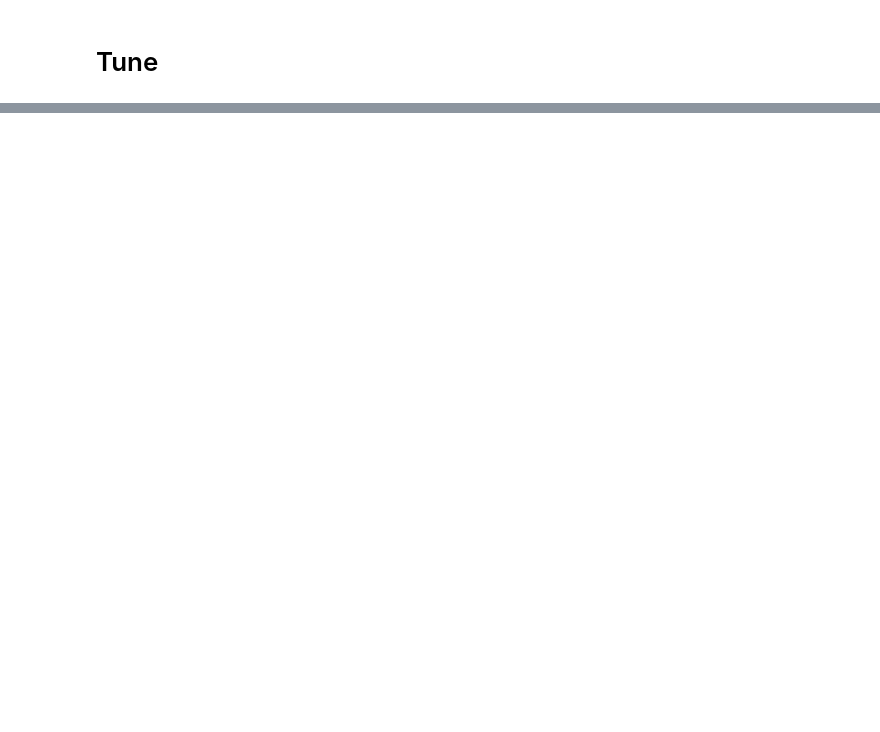
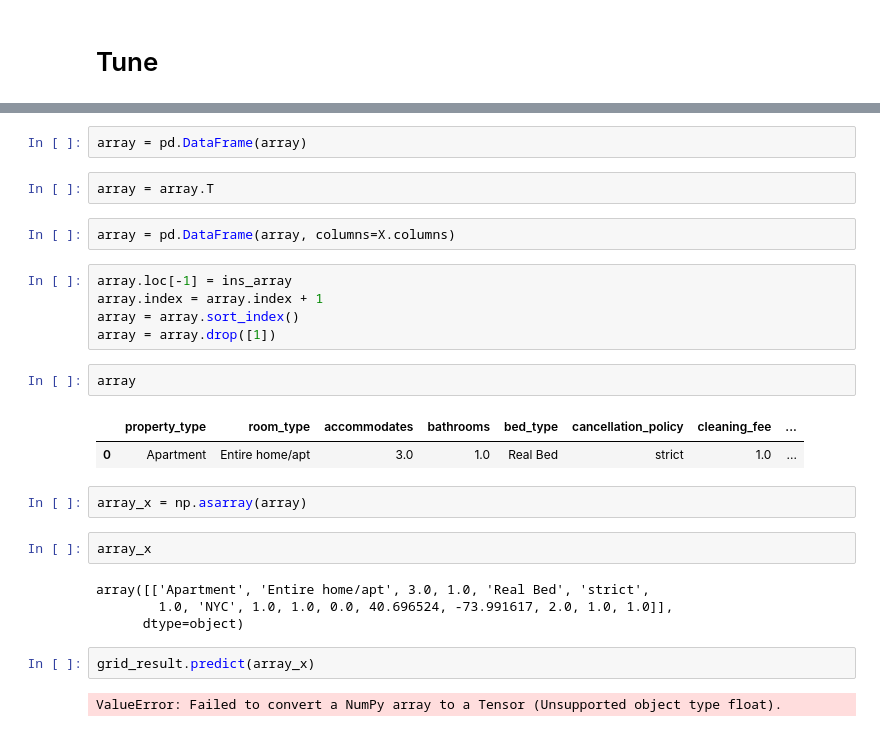
Before and after one commit to Airbnb-Ideal-Price/Front_End, a Jupyter notebook: Python Files/Airbnb Price Prediction Model-Copy1.ipynb, the cells around one changed output, grey strips where cells are left out. Drawn from its saved outputs; the diff is of its cells as text; blank space fills up the shorter version.

```diff
--- a/Python Files/Airbnb Price Prediction Model-Copy1.ipynb
+++ b/Python Files/Airbnb Price Prediction Model-Copy1.ipynb
@@ -308,0 +460,28 @@ print(f"Mean test score: {grid_result.cv_results_['mean_test_score']}")
+# %%
+array = pd.DataFrame(array)
+# %%
+array = array.T
+# %%
+array = pd.DataFrame(array, columns=X.columns)
+# %%
+array.loc[-1] = ins_array
+array.index = array.index + 1
+array = array.sort_index()
+array = array.drop([1])
+# %%
+array
+# %% [output]
+|  | property_type | room_type | accommodates | bathrooms | bed_type | cancellation_policy | cleaning_fee | ... |
+| 0 | Apartment | Entire home/apt | 3.0 | 1.0 | Real Bed | strict | 1.0 | ... |
+# %%
+array_x = np.asarray(array)
+# %%
+array_x
+# %% [output]
+array([['Apartment', 'Entire home/apt', 3.0, 1.0, 'Real Bed', 'strict',
+        1.0, 'NYC', 1.0, 1.0, 0.0, 40.696524, -73.991617, 2.0, 1.0, 1.0]],
+      dtype=object)
+# %%
+grid_result.predict(array_x)
+# %% [output]
+ValueError: Failed to convert a NumPy array to a Tensor (Unsupported object type float).
```
Also changed, not shown: parts of 24 cells of this notebook, 43 other files.
